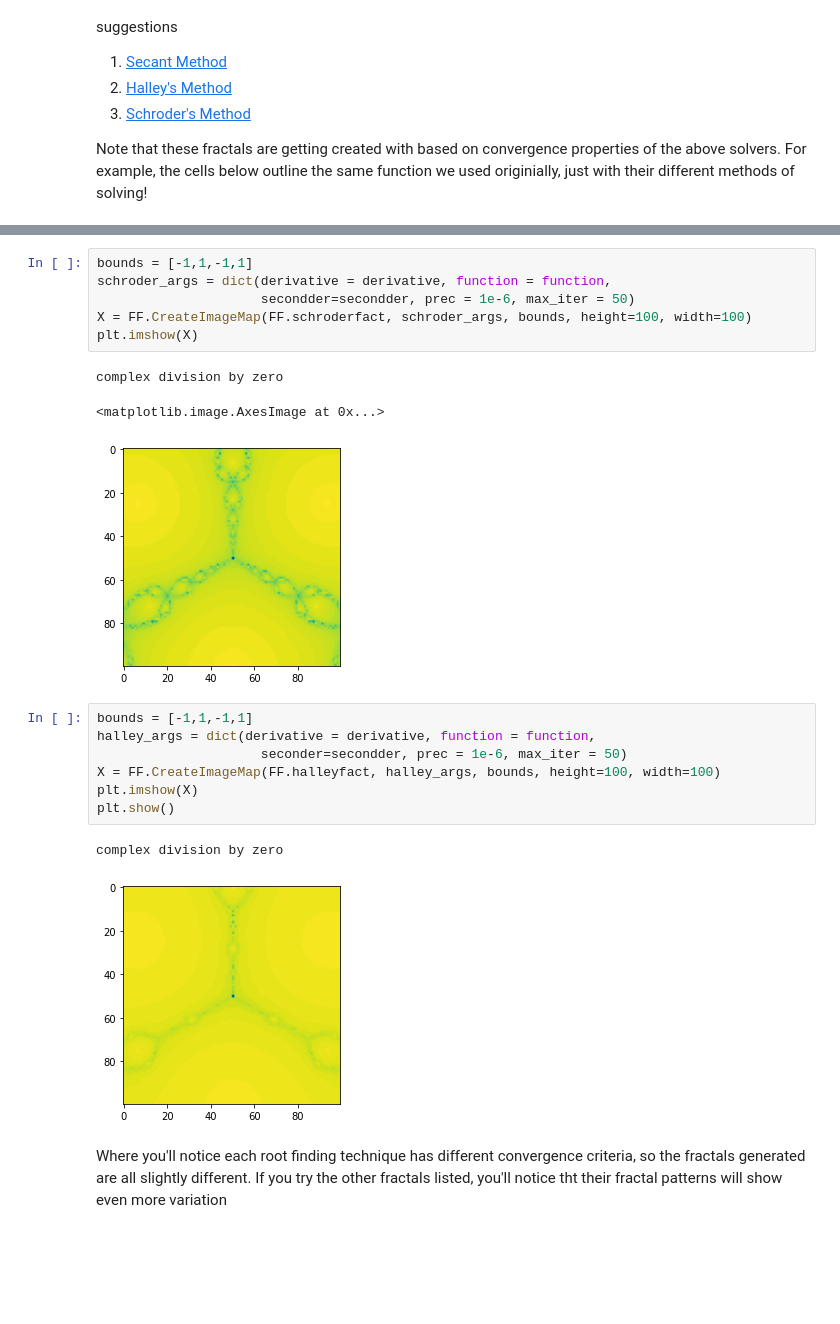
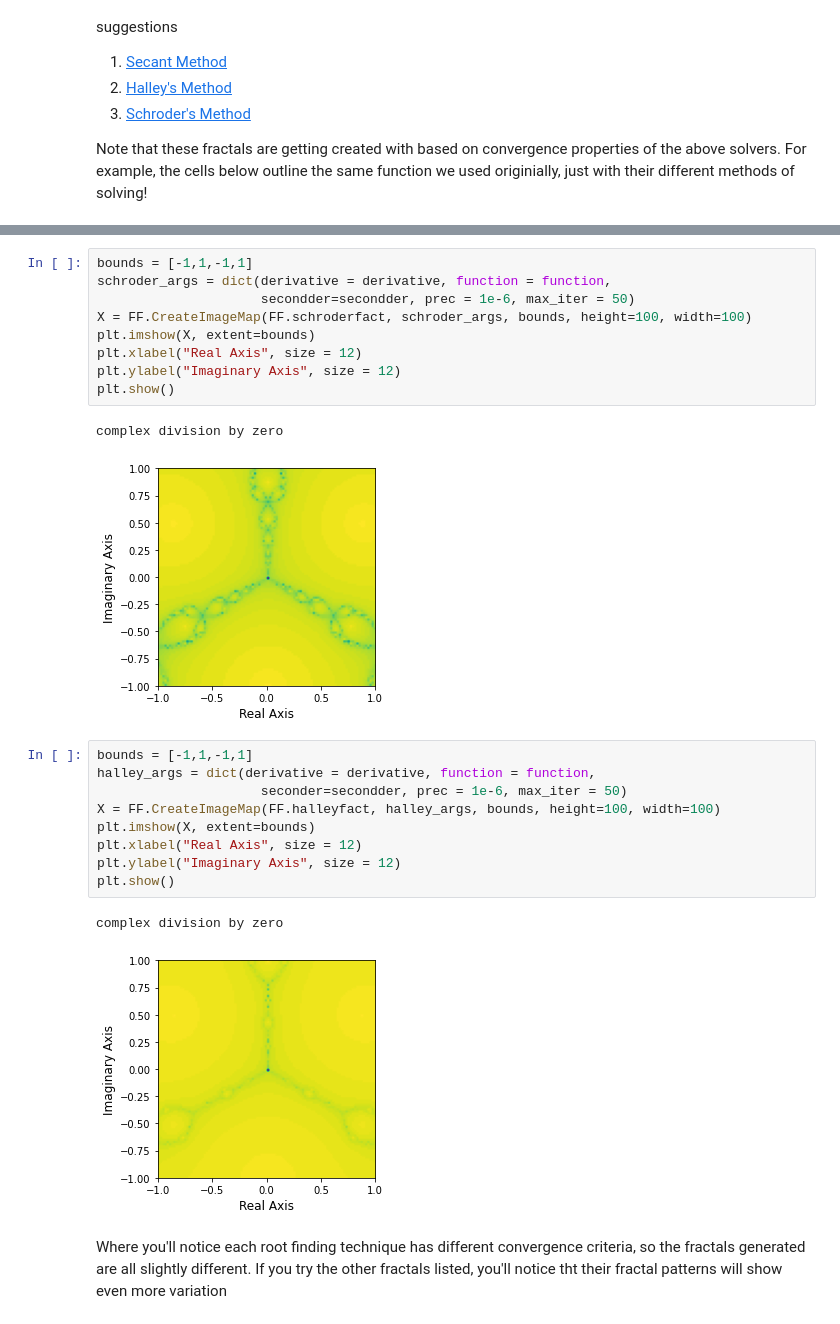
Before and after one commit to cybera/mathscovery, a Jupyter notebook: notebooks/fractals/Fractals.ipynb, the cells around one changed output, grey strips where cells are left out. Saved outputs shown, nothing was run; the diff lists cells and outputs as text; blank space fills up the shorter version.

```diff
--- a/notebooks/fractals/Fractals.ipynb
+++ b/notebooks/fractals/Fractals.ipynb
@@ -416,22 +424,26 @@ complex division by zero
 # %%
 bounds = [-1,1,-1,1]
 schroder_args = dict(derivative = derivative, function = function,
                      secondder=secondder, prec = 1e-6, max_iter = 50)
 X = FF.CreateImageMap(FF.schroderfact, schroder_args, bounds, height=100, width=100)
-plt.imshow(X)
+plt.imshow(X, extent=bounds)
+plt.xlabel("Real Axis", size = 12)
+plt.ylabel("Imaginary Axis", size = 12)
+plt.show()
 # %% [output]
 complex division by zero
-<matplotlib.image.AxesImage at 0x...>
-[figure, old version]
+[figure, new version]
 # %%
 bounds = [-1,1,-1,1]
 halley_args = dict(derivative = derivative, function = function,
                      seconder=secondder, prec = 1e-6, max_iter = 50)
 X = FF.CreateImageMap(FF.halleyfact, halley_args, bounds, height=100, width=100)
-plt.imshow(X)
+plt.imshow(X, extent=bounds)
+plt.xlabel("Real Axis", size = 12)
+plt.ylabel("Imaginary Axis", size = 12)
 plt.show()
 # %% [output]
 complex division by zero
-[figure, old version]
+[figure, new version]
 # %% [markdown]
 Where you'll notice each root finding technique has different convergence criteria, so the fractals generated are all slightly different. If you try the other fractals listed, you'll notice tht their fractal patterns will show even more variation
```
Also changed, not shown: parts of 3 cells of this notebook.
